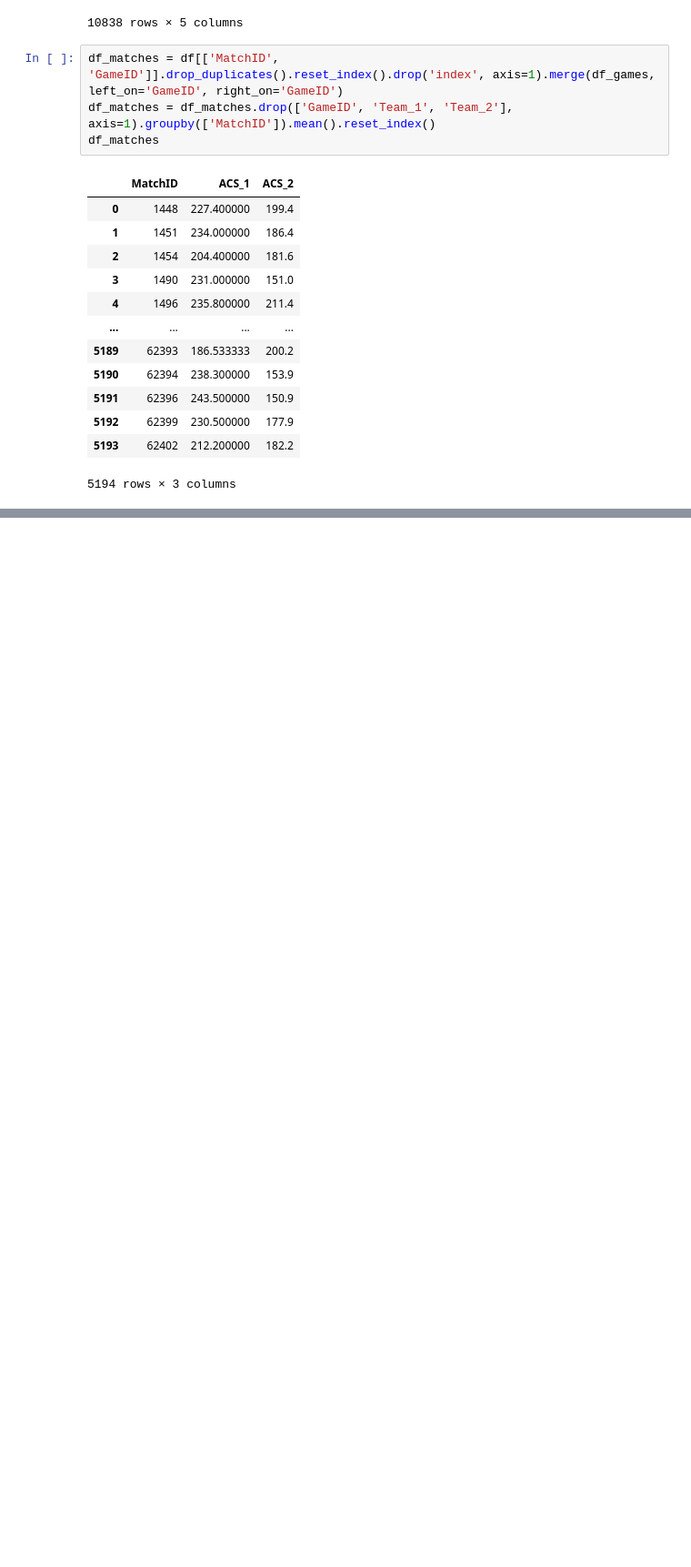
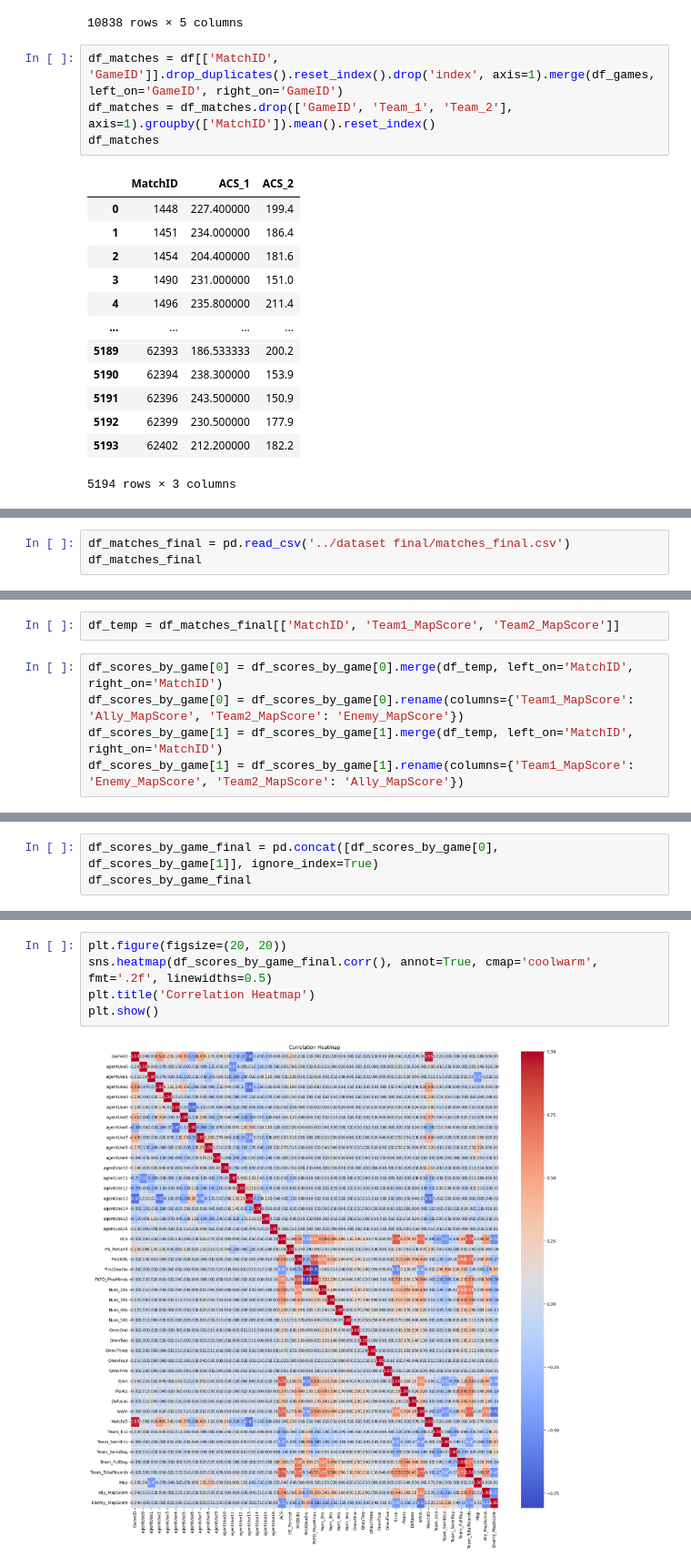
Before and after one commit to michaelsinanta/tk-kasdad, a Jupyter notebook: models/match_acs.ipynb, the cells around one changed output, grey strips where cells are left out. Shown at 91% size. Saved outputs shown, nothing was run; the diff lists cells and outputs as text; blank space fills up the shorter version.

```diff
--- a/models/match_acs.ipynb
+++ b/models/match_acs.ipynb
@@ -117,0 +519,3 @@ df_matches
+# %%
+df_matches_final = pd.read_csv('../dataset final/matches_final.csv')
+df_matches_final
@@ -117,0 +536,7 @@ df_matches
+# %%
+df_temp = df_matches_final[['MatchID', 'Team1_MapScore', 'Team2_MapScore']]
+# %%
+df_scores_by_game[0] = df_scores_by_game[0].merge(df_temp, left_on='MatchID', right_on='MatchID')
+df_scores_by_game[0] = df_scores_by_game[0].rename(columns={'Team1_MapScore': 'Ally_MapScore', 'Team2_MapScore': 'Enemy_MapScore'})
+df_scores_by_game[1] = df_scores_by_game[1].merge(df_temp, left_on='MatchID', right_on='MatchID')
+df_scores_by_game[1] = df_scores_by_game[1].rename(columns={'Team1_MapScore': 'Enemy_MapScore', 'Team2_MapScore': 'Ally_MapScore'})
@@ -117,0 +577,3 @@ df_matches
+# %%
+df_scores_by_game_final = pd.concat([df_scores_by_game[0], df_scores_by_game[1]], ignore_index=True)
+df_scores_by_game_final
@@ -117,0 +616,7 @@ df_matches
+# %%
+plt.figure(figsize=(20, 20))
+sns.heatmap(df_scores_by_game_final.corr(), annot=True, cmap='coolwarm', fmt='.2f', linewidths=0.5)
+plt.title('Correlation Heatmap')
+plt.show()
+# %% [output]
+[figure, added]
```
Also changed, not shown: parts of 48 cells of this notebook.
